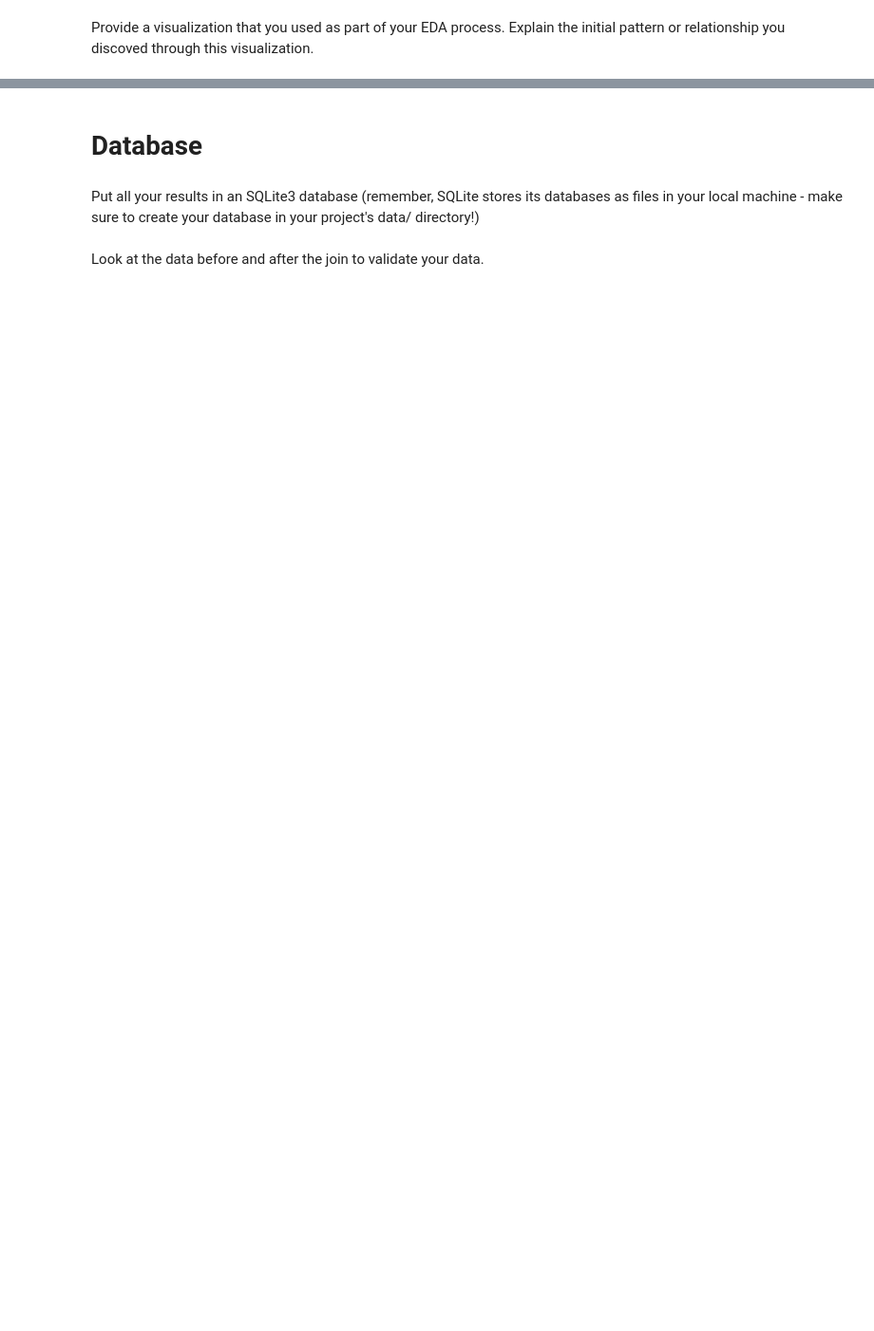
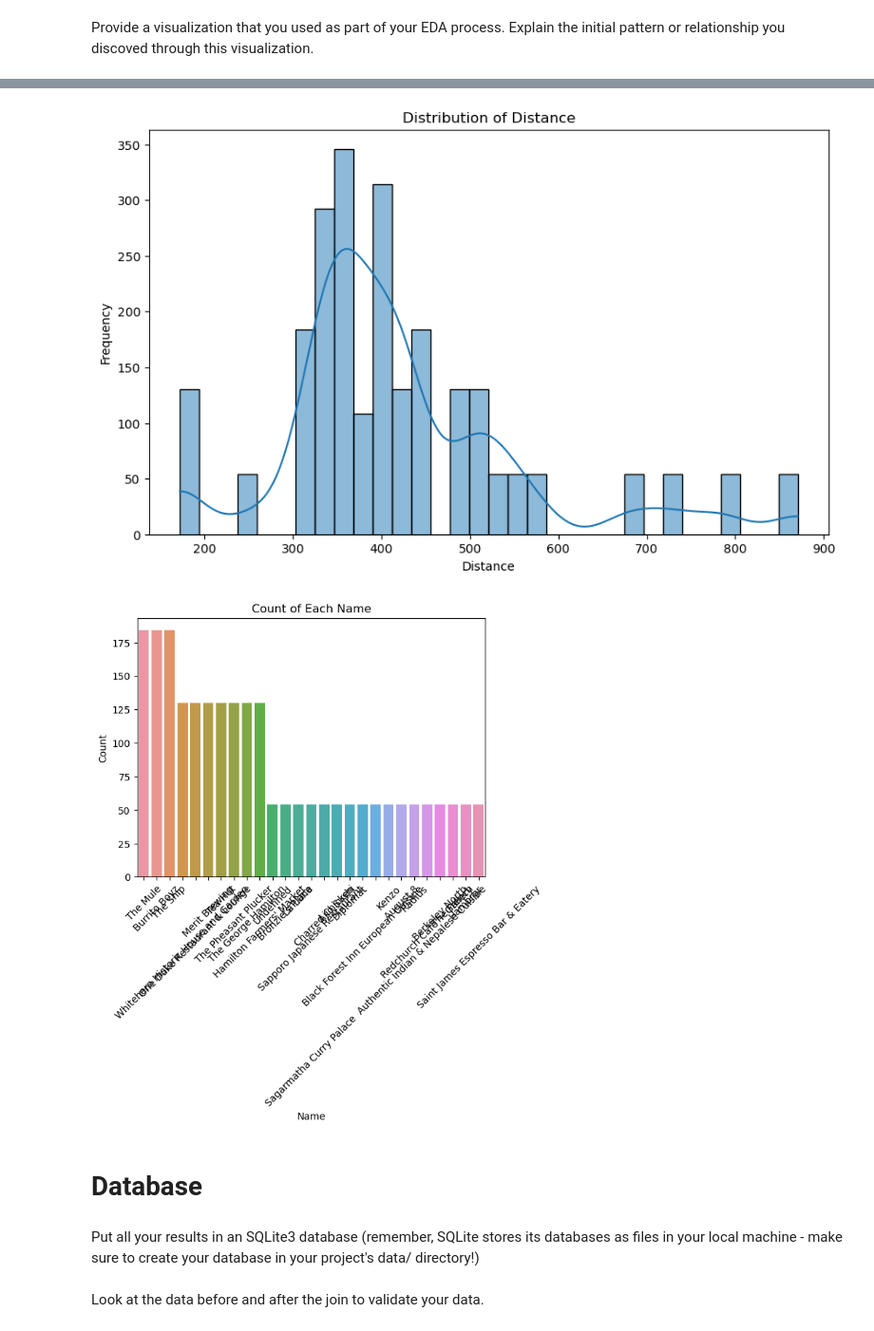
Before and after one commit to jpatrick999/Statistical-Modelling-Project, a Jupyter notebook: notebooks/joining_data.ipynb, the cells around one changed output, grey strips where cells are left out. Shown at 95% size. Saved outputs shown, nothing was run; the diff lists cells and outputs as text; code cells hidden in the pictures; blank space fills up the shorter version.

```diff
--- a/notebooks/joining_data.ipynb
+++ b/notebooks/joining_data.ipynb
@@ -43,3 +45,29 @@ plot_austin_bike_stations(austin_stations)
+# %%
+ import pandas as pd
+import matplotlib.pyplot as plt
+import seaborn as sns
+
+#Show distribution of distance of each POI to the main ll
+
+# # Distribution of 'distance'
+ plt.figure(figsize=(10, 6))
+ sns.histplot(new_dataframe['distance'], kde=True)
+plt.title('Distribution of Distance')
+plt.xlabel('Distance')
+ plt.ylabel('Frequency')
+ plt.show()
+
+# # Count of each 'name'
+# plt.figure(figsize=(12, 8))
+ sns.countplot(data=new_dataframe, x='name', order=new_dataframe['name'].value_counts().index)
+ plt.title('Count of Each Name')
+ plt.xlabel('Name')
+ plt.ylabel('Count')
+ plt.xticks(rotation=45)
+ plt.show()
+# %% [output]
+[figure, added]
+[figure, added]
 # %% [markdown]
 # Database
 # %% [markdown]
```
Also changed, not shown: parts of 7 cells of this notebook, 5 other files.
